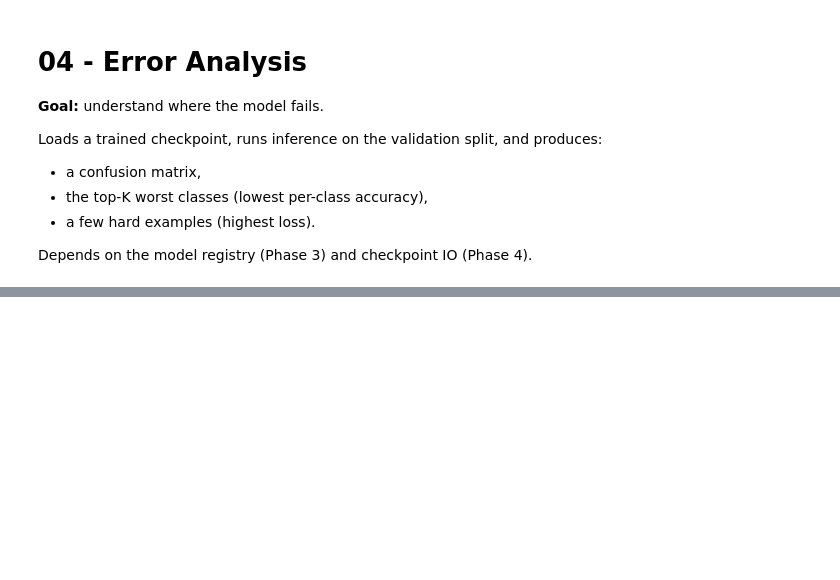
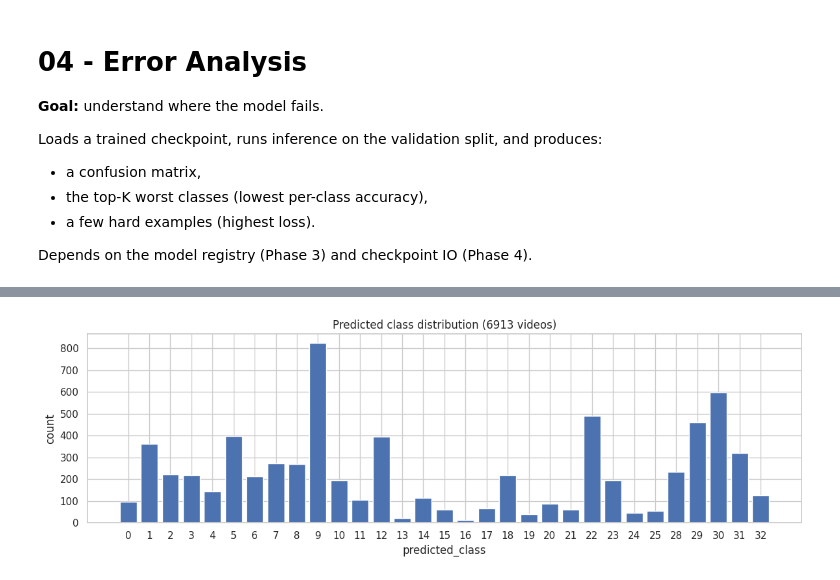
Before and after one commit to rompoggi/smth2smth, a Jupyter notebook: notebooks/04_error_analysis.ipynb, the cells around one changed output, grey strips where cells are left out. Saved outputs shown, nothing was run; the diff lists cells and outputs as text; code cells hidden in the pictures; blank space fills up the shorter version.

```diff
--- a/notebooks/04_error_analysis.ipynb
+++ b/notebooks/04_error_analysis.ipynb
@@ -43,15 +42,0 @@ Replace `y_true`/`y_pred` with predictions from your model on the validation spl
-# %%
-y_true = np.array([])
-y_pred = np.array([])
-
-if y_true.size > 0:
-    num_classes = int(max(y_true.max(), y_pred.max())) + 1
-    cm = np.zeros((num_classes, num_classes), dtype=int)
-    for t, p in zip(y_true, y_pred):
-        cm[t, p] += 1
-    fig, ax = plt.subplots(figsize=(10, 8))
-    sns.heatmap(cm, ax=ax, cbar=True)
-    ax.set_xlabel("predicted"); ax.set_ylabel("true")
-    plt.tight_layout()
-else:
-    print("No predictions yet. Wire up the inference loop above.")
@@ -57,0 +49,70 @@ else:
+# %%
+from collections import Counter
+
+# Pick a predictions CSV (generated by your submit pipeline).
+PREDICTIONS_CSV = REPO_ROOT / "submissions" / "track_a_newbest_20260509.csv"
+
+# Optional: if you have a labeled CSV, set it here with columns: video_name,true_class
+# Example: GROUND_TRUTH_CSV = REPO_ROOT / "data" / "val_labels.csv"
+GROUND_TRUTH_CSV = None
+
+if not PREDICTIONS_CSV.exists():
+    raise FileNotFoundError(f"Predictions CSV not found: {PREDICTIONS_CSV}")
+
+pred_df = pd.read_csv(PREDICTIONS_CSV)
+required_cols = {"video_name", "predicted_class"}
+if not required_cols.issubset(pred_df.columns):
+    raise ValueError(f"{PREDICTIONS_CSV} must contain columns: {sorted(required_cols)}")
+
+pred_df = pred_df[["video_name", "predicted_class"]].copy()
+pred_df["predicted_class"] = pred_df["predicted_class"].astype(int)
+
+# Path A: explicit GT CSV available -> true confusion matrix from CSV join.
+if GROUND_TRUTH_CSV is not None:
+    gt_df = pd.read_csv(GROUND_TRUTH_CSV)
+    gt_required_cols = {"video_name", "true_class"}
+    if not gt_required_cols.issubset(gt_df.columns):
+        raise ValueError(f"{GROUND_TRUTH_CSV} must contain columns: {sorted(gt_required_cols)}")
+
+    merged = pred_df.merge(gt_df[["video_name", "true_class"]], on="video_name", how="inner")
+    if merged.empty:
+        raise ValueError("No overlapping video_name rows between predictions and ground truth CSV.")
+
+    y_true = merged["true_class"].to_numpy(dtype=int)
+    y_pred = merged["predicted_class"].to_numpy(dtype=int)
+
+    num_classes = int(max(y_true.max(), y_pred.max())) + 1
+    cm = np.zeros((num_classes, num_classes), dtype=int)
+    for t, p in zip(y_true, y_pred):
+        cm[t, p] += 1
+
+    fig, ax = plt.subplots(figsize=(10, 8))
+    sns.heatmap(cm, ax=ax, cbar=True, cmap="Blues")
+    ax.set_title(f"Confusion matrix from CSV ({len(merged)} matched rows)")
+    ax.set_xlabel("predicted")
+    ax.set_ylabel("true")
+    plt.tight_layout()
+
+    top1 = float((y_true == y_pred).mean())
+    print(f"Matched rows: {len(merged)}")
+    print(f"Top-1 accuracy: {top1:.4f}")
+
+# Path B: no GT available -> still use submissions CSV for prediction diagnostics.
+else:
+    print("No ground-truth CSV provided: showing prediction distribution only.")
+    print("Set GROUND_TRUTH_CSV to compute a confusion matrix from CSV files.")
+
+    counts = Counter(pred_df["predicted_class"].tolist())
+    series = pd.Series(counts).sort_index()
+
+    fig, ax = plt.subplots(figsize=(12, 4))
+    ax.bar(series.index.astype(str), series.values)
+    ax.set_title(f"Predicted class distribution ({len(pred_df)} videos)")
+    ax.set_xlabel("predicted_class")
+    ax.set_ylabel("count")
+    if len(series) > 25:
+        ax.set_xticks(ax.get_xticks()[:: max(1, len(series) // 25)])
+    plt.tight_layout()
+
+    display(pred_df.head())
+# %% [output]
@@ -57,0 +127 @@ else:
+[figure, added]
```
Also changed, not shown: parts of 4 cells of this notebook, 16 other files.
